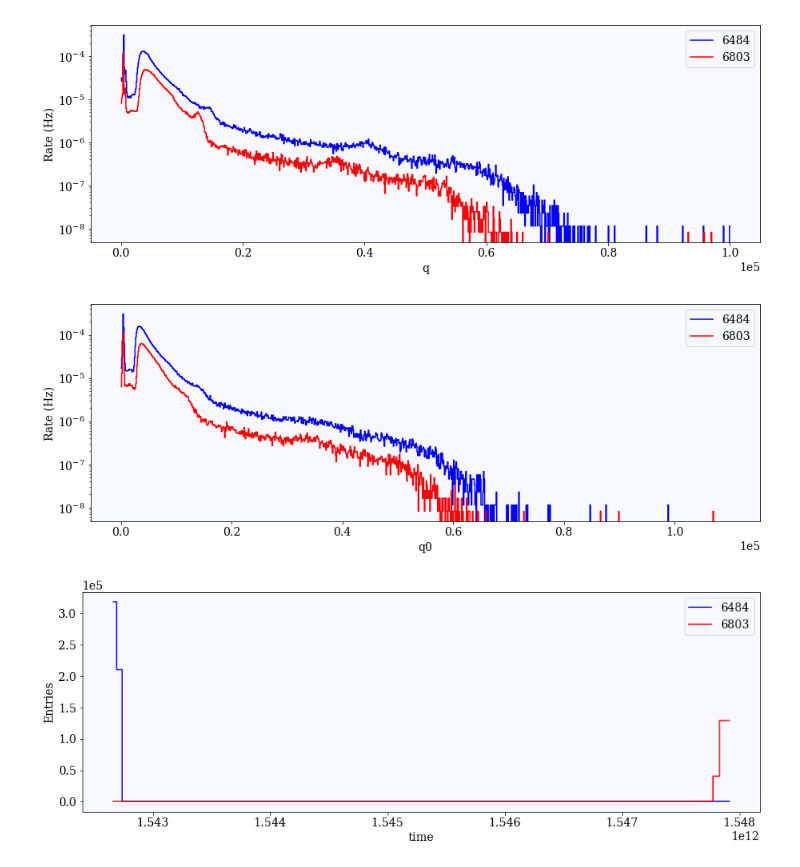
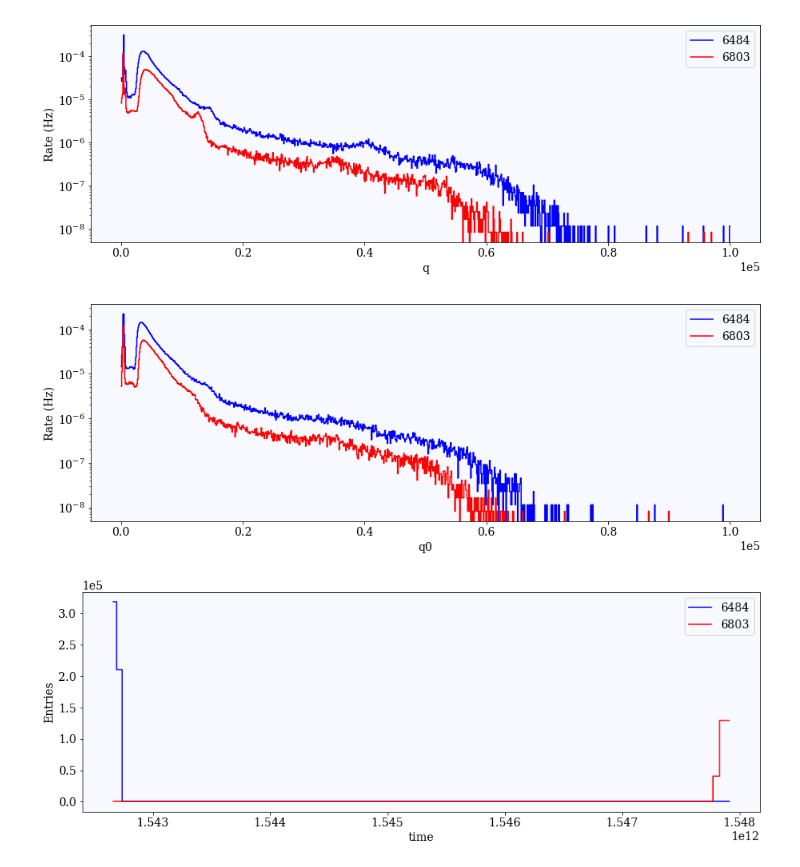
Before and after one commit to gondiaz/ICAROSNB, a Jupyter notebook: GDL/comparations/6484_6803/Var_plots.ipynb, the cells around one changed output. Drawn from its saved outputs; the diff is of its cells as text; code cells hidden in the pictures.

```diff
--- a/GDL/comparations/6484_6803/Var_plots.ipynb
+++ b/GDL/comparations/6484_6803/Var_plots.ipynb
@@ -152,9 +147,9 @@ histo_1d_rate('q', rg = (0, 1e5), nbins=1000, scale='log')
 # %% [output]
 [figure]
 # %%
-histo_1d_rate('q0', rg = (0, 1.1e5), nbins=1000, scale='log')
+histo_1d_rate('q0', rg = (0, 1e5), nbins=1000, scale='log')
 # %% [output]
-[figure, old version]
+[figure, new version]
 # %%
 histo_1d('time', rg = (data1.time.min(), data2.time.max()))
 # %% [output]
```
Also changed, not shown: parts of 3 cells of this notebook, 1 other file.
